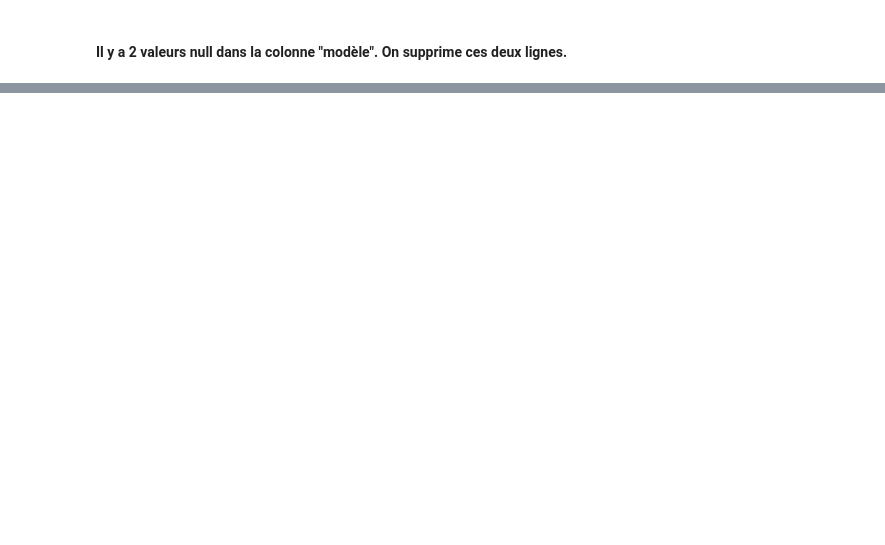
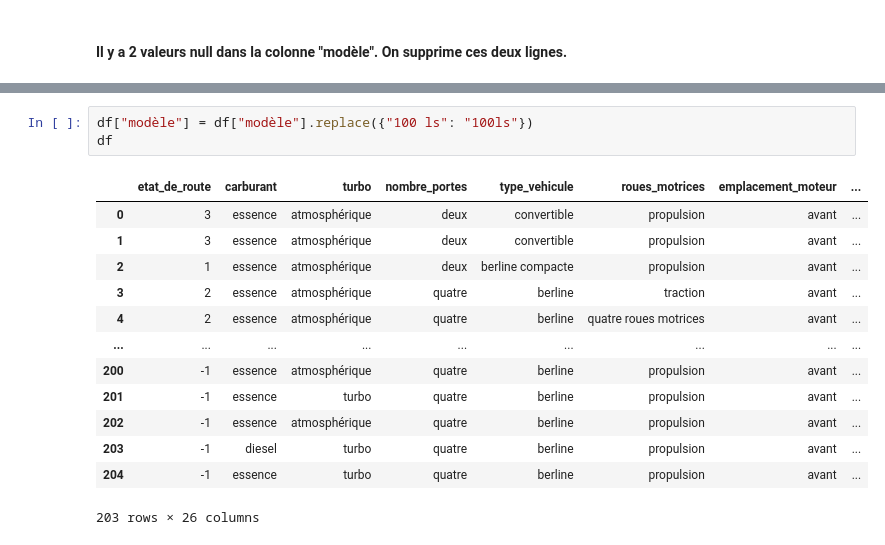
Before and after one commit to RolaMmss/Realiser-une-application-d-estimation-de-prix-d-une-voiture, a Jupyter notebook: data_cleaning_analysis.ipynb, the cells around one changed output, grey strips where cells are left out. Saved outputs shown, nothing was run; the diff lists cells and outputs as text; blank space fills up the shorter version.

```diff
--- a/data_cleaning_analysis.ipynb
+++ b/data_cleaning_analysis.ipynb
@@ -204,0 +271,17 @@ df.describe()
+# %%
+df["modèle"] = df["modèle"].replace({"100 ls": "100ls"})
+df
+# %% [output]
+|  | etat_de_route | carburant | turbo | nombre_portes | type_vehicule | roues_motrices | emplacement_moteur | ... |
+| 0 | 3 | essence | atmosphérique | deux | convertible | propulsion | avant | ... |
+| 1 | 3 | essence | atmosphérique | deux | convertible | propulsion | avant | ... |
+| 2 | 1 | essence | atmosphérique | deux | berline compacte | propulsion | avant | ... |
+| 3 | 2 | essence | atmosphérique | quatre | berline | traction | avant | ... |
+| 4 | 2 | essence | atmosphérique | quatre | berline | quatre roues motrices | avant | ... |
+| ... | ... | ... | ... | ... | ... | ... | ... | ... |
+| 200 | -1 | essence | atmosphérique | quatre | berline | propulsion | avant | ... |
+| 201 | -1 | essence | turbo | quatre | berline | propulsion | avant | ... |
+| 202 | -1 | essence | atmosphérique | quatre | berline | propulsion | avant | ... |
+| 203 | -1 | diesel | turbo | quatre | berline | propulsion | avant | ... |
+| 204 | -1 | essence | turbo | quatre | berline | propulsion | avant | ... |
+203 rows × 26 columns
```
Also changed, not shown: parts of 18 cells of this notebook, 5 other files.
